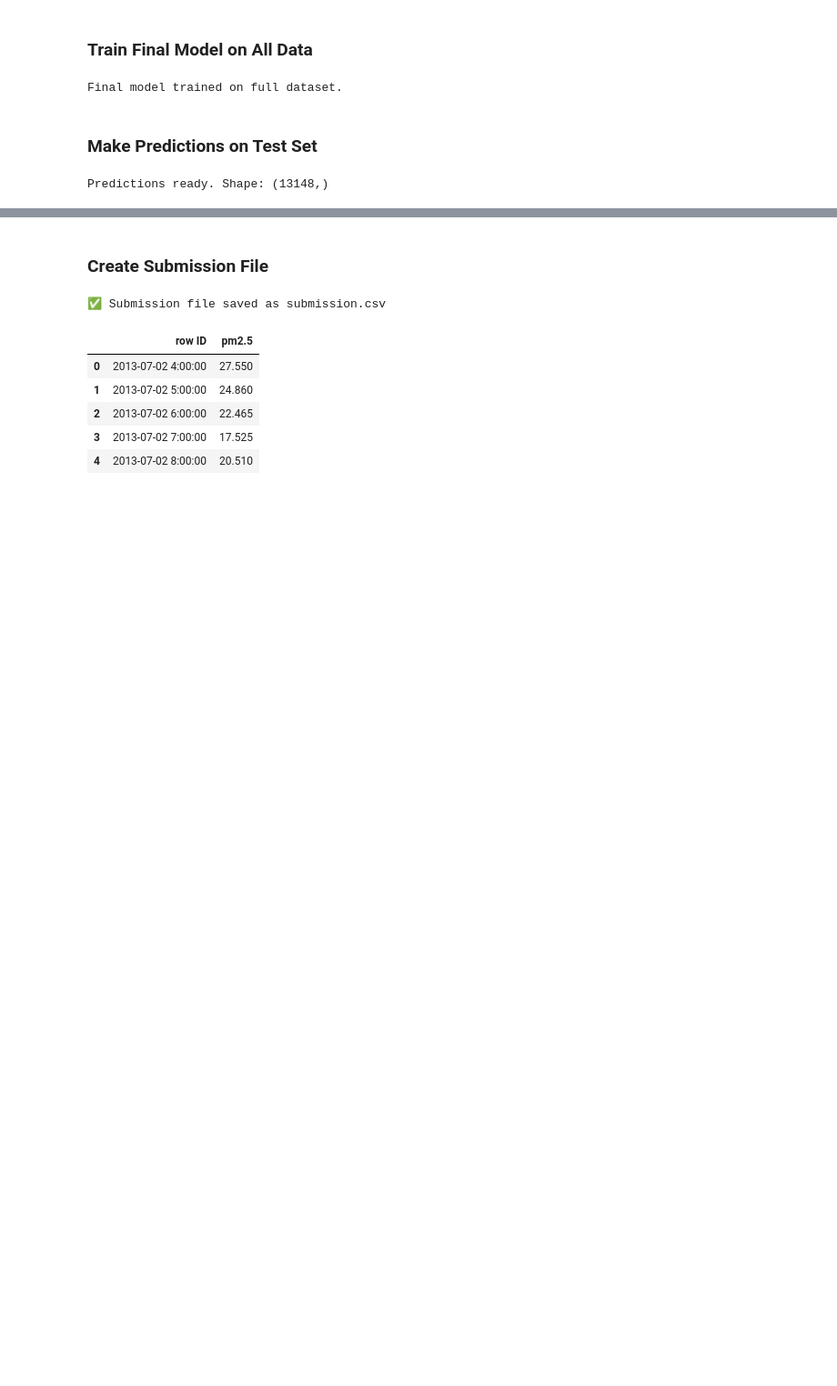
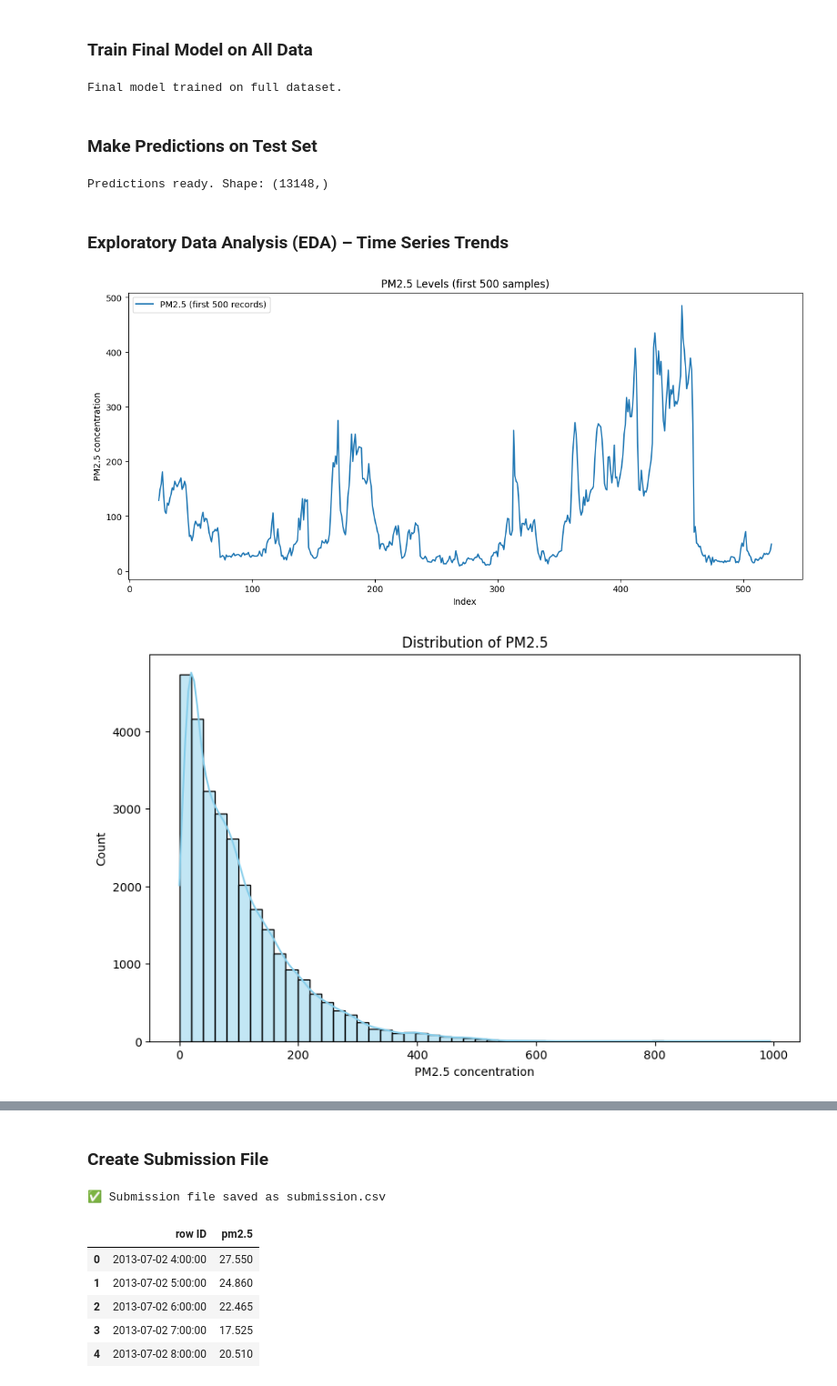
Before and after one commit to irakozej/Time-Series-Forecasting, a Jupyter notebook: notebooks/main.ipynb, the cells around one changed output, grey strips where cells are left out. Shown: that part at 91% size. Saved outputs shown, nothing was run; the diff lists cells and outputs as text; code cells hidden in the pictures; blank space fills up the shorter version.

Commit message:
visualization

```diff
--- a/notebooks/main.ipynb
+++ b/notebooks/main.ipynb
@@ -132,3 +132,45 @@ test_predictions = final_model.predict(X_test)
 print("Predictions ready. Shape:", test_predictions.shape)
 # %% [output]
 Predictions ready. Shape: (13148,)
+# %% [markdown]
+### Exploratory Data Analysis (EDA) – Time Series Trends
+# %%
+import matplotlib.pyplot as plt
+import seaborn as sns
+
+
+plt.figure(figsize=(14,6))
+plt.plot(train['pm2.5'][:500], label='PM2.5 (first 500 records)')
+plt.xlabel("Index")
+plt.ylabel("PM2.5 concentration")
+plt.title("PM2.5 Levels (first 500 samples)")
+plt.legend()
+plt.show()
+
+
+plt.figure(figsize=(10,6))
+sns.histplot(train['pm2.5'].dropna(), bins=50, kde=True, color="skyblue")
+plt.xlabel("PM2.5 concentration")
+plt.title("Distribution of PM2.5")
+plt.show()
+
+
+plt.figure(figsize=(12,8))
+corr = train.corr()
+sns.heatmap(corr, annot=True, cmap="coolwarm", fmt=".2f")
+plt.title("Feature Correlation Heatmap")
+plt.show()
+
+
+plt.figure(figsize=(12,6))
+sns.boxplot(x='month', y='pm2.5', data=train)
+plt.title("PM2.5 by Month")
+plt.show()
+
+plt.figure(figsize=(12,6))
+sns.boxplot(x='hour', y='pm2.5', data=train)
+plt.title("PM2.5 by Hour of Day")
+plt.show()
+# %% [output]
+[figure, added]
+[figure, added]
```
Also changed, not shown: parts of 5 cells of this notebook, 1 other file.
